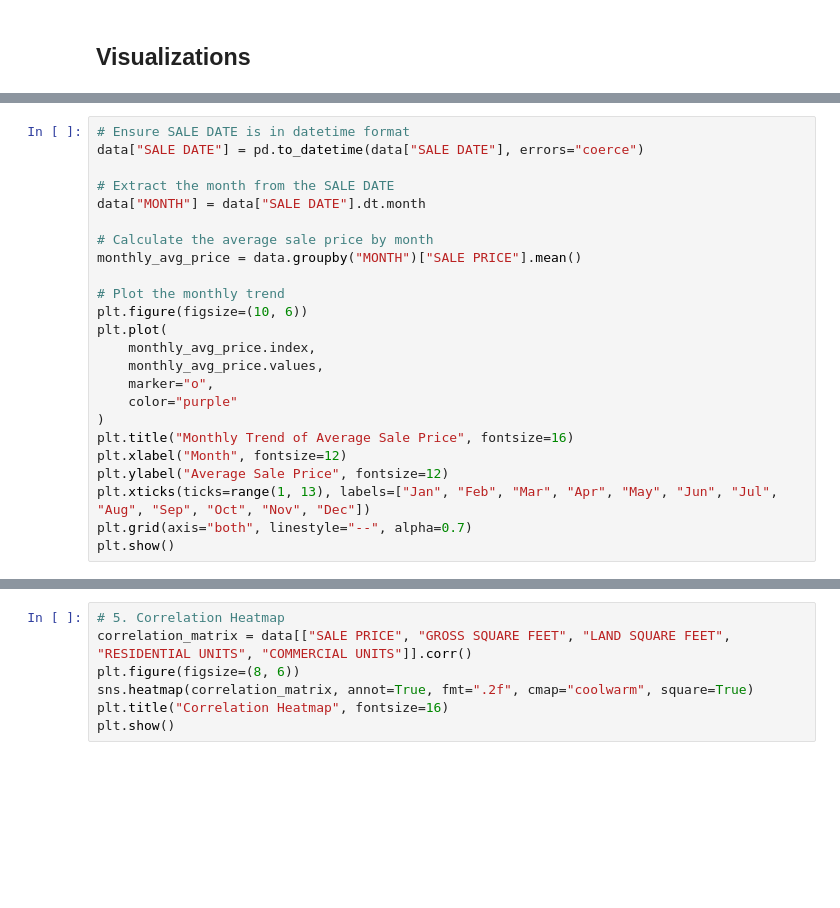
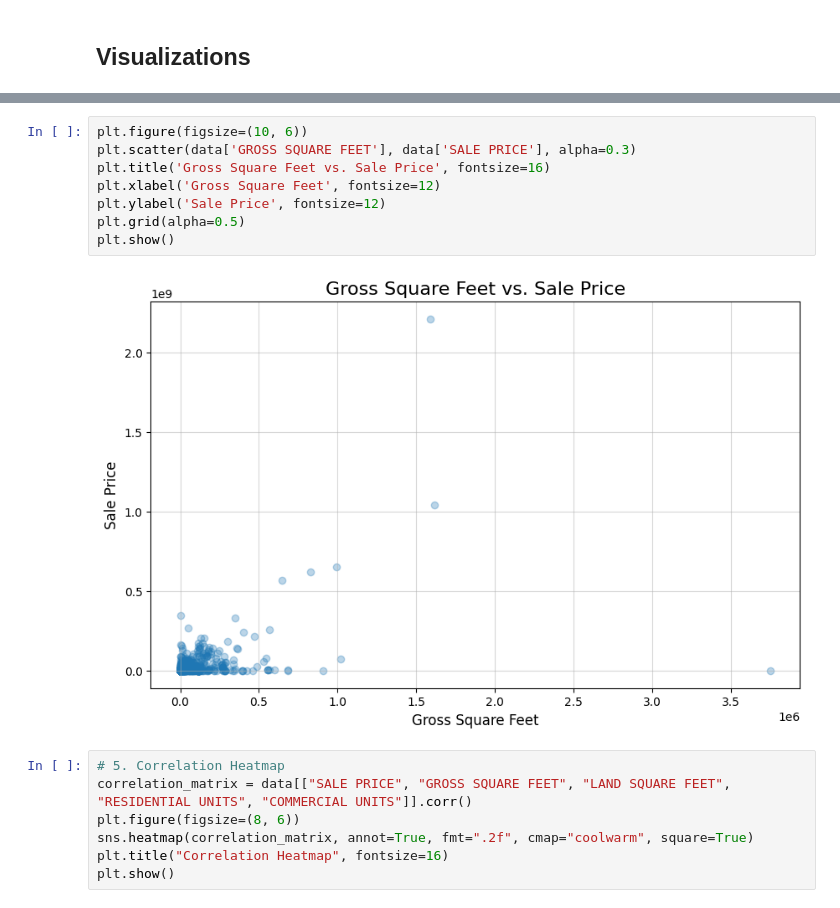
Before and after one commit to itayderazon/TabularDataScience, a Jupyter notebook: ex1.ipynb, the cells around one changed output, grey strips where cells are left out. Saved outputs shown, nothing was run; the diff lists cells and outputs as text; blank space fills up the shorter version.

```diff
--- a/ex1.ipynb
+++ b/ex1.ipynb
@@ -136,24 +176,0 @@ plt.show()
-# %%
-# Ensure SALE DATE is in datetime format
-data["SALE DATE"] = pd.to_datetime(data["SALE DATE"], errors="coerce")
-
-# Extract the month from the SALE DATE
-data["MONTH"] = data["SALE DATE"].dt.month
-
-# Calculate the average sale price by month
-monthly_avg_price = data.groupby("MONTH")["SALE PRICE"].mean()
-
-# Plot the monthly trend
-plt.figure(figsize=(10, 6))
-plt.plot(
-    monthly_avg_price.index,
-    monthly_avg_price.values,
-    marker="o",
-    color="purple"
-)
-plt.title("Monthly Trend of Average Sale Price", fontsize=16)
-plt.xlabel("Month", fontsize=12)
-plt.ylabel("Average Sale Price", fontsize=12)
-plt.xticks(ticks=range(1, 13), labels=["Jan", "Feb", "Mar", "Apr", "May", "Jun", "Jul", "Aug", "Sep", "Oct", "Nov", "Dec"])
-plt.grid(axis="both", linestyle="--", alpha=0.7)
-plt.show()
@@ -162,3 +177,13 @@ plt.show()
+# %%
+plt.figure(figsize=(10, 6))
+plt.scatter(data['GROSS SQUARE FEET'], data['SALE PRICE'], alpha=0.3)
+plt.title('Gross Square Feet vs. Sale Price', fontsize=16)
+plt.xlabel('Gross Square Feet', fontsize=12)
+plt.ylabel('Sale Price', fontsize=12)
+plt.grid(alpha=0.5)
+plt.show()
+# %% [output]
+[figure, added]
 # %%
 # 5. Correlation Heatmap
 correlation_matrix = data[["SALE PRICE", "GROSS SQUARE FEET", "LAND SQUARE FEET", "RESIDENTIAL UNITS", "COMMERCIAL UNITS"]].corr()
```
Also changed, not shown: parts of 12 cells of this notebook, 3 other files.
